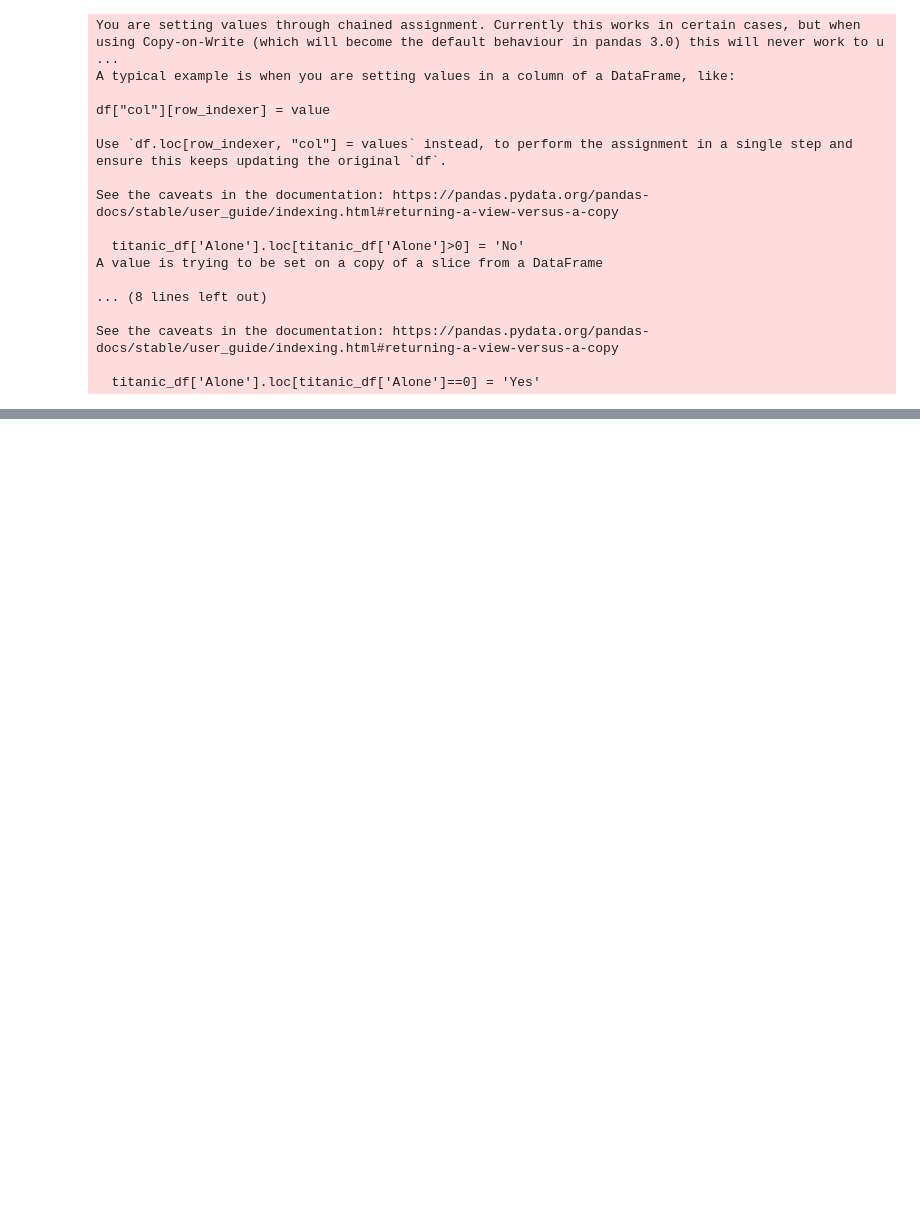
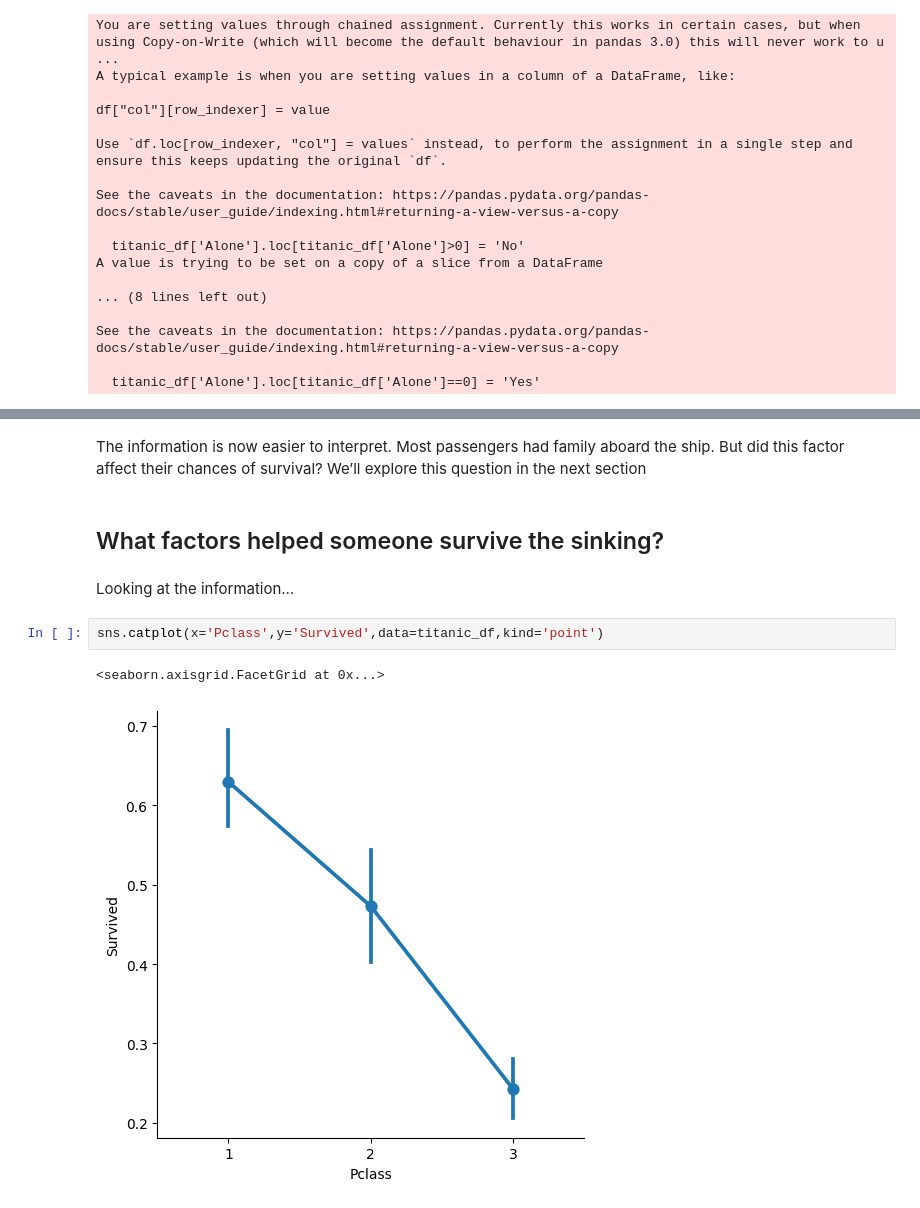
Before and after one commit to TerekliTahaBerk/data-science-portfolio, a Jupyter notebook: Titanic Dataset Exploratory Data Analysis/Titanic_Dataset_Exploratory_Data_Analysis.ipynb, the cells around one changed output, grey strips where cells are left out. Drawn from its saved outputs; the diff is of its cells as text; blank space fills up the shorter version.

```diff
--- a/Titanic Dataset Exploratory Data Analysis/Titanic_Dataset_Exploratory_Data_Analysis.ipynb
+++ b/Titanic Dataset Exploratory Data Analysis/Titanic_Dataset_Exploratory_Data_Analysis.ipynb
@@ -281,0 +353,11 @@ titanic_df.head()
+# %% [markdown]
+The information is now easier to interpret. Most passengers had family aboard the ship. But did this factor affect their chances of survival? We’ll explore this question in the next section
+# %% [markdown]
+## What factors helped someone survive the sinking?
+# %% [markdown]
+Looking at the information…
+# %%
+sns.catplot(x='Pclass',y='Survived',data=titanic_df,kind='point')
+# %% [output]
+<seaborn.axisgrid.FacetGrid at 0x...>
+[figure, added]
```
Also changed, not shown: parts of 30 cells of this notebook.
